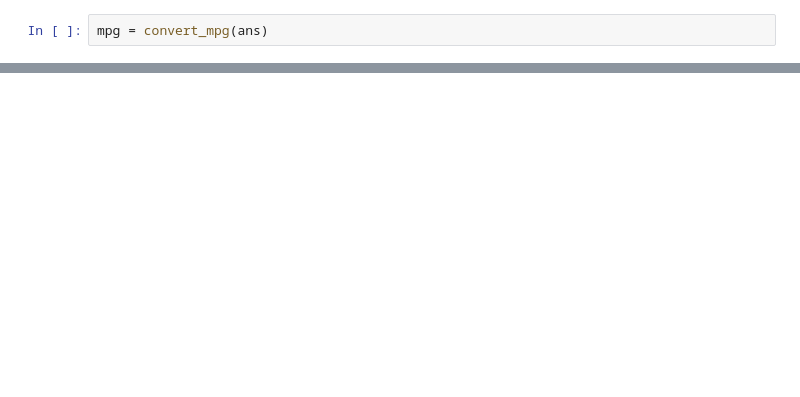
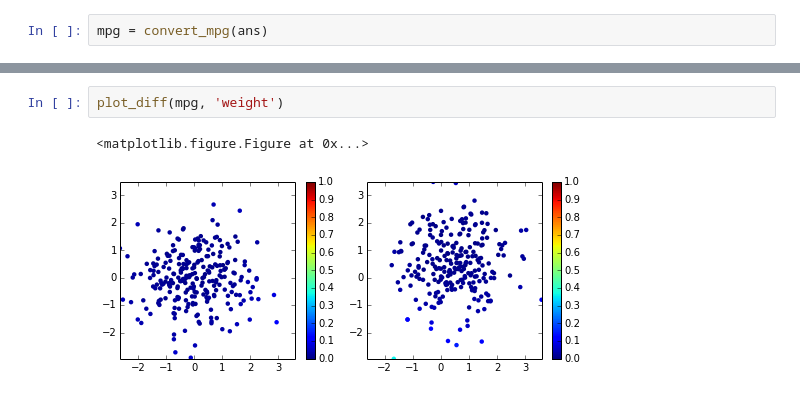
Before and after one commit to cliburn/test-mpg, a Jupyter notebook: test-mpg.ipynb, the cells around one changed output, grey strips where cells are left out. Cells and saved outputs as stored; diff of their text form; blank space fills up the shorter version.

```diff
--- a/test-mpg.ipynb
+++ b/test-mpg.ipynb
@@ -76,0 +121,5 @@ mpg.keys()
+# %%
+plot_diff(mpg, 'weight')
+# %% [output]
+<matplotlib.figure.Figure at 0x...>
+[figure, added]
```
Also changed, not shown: parts of 12 cells of this notebook, 1 other file.
